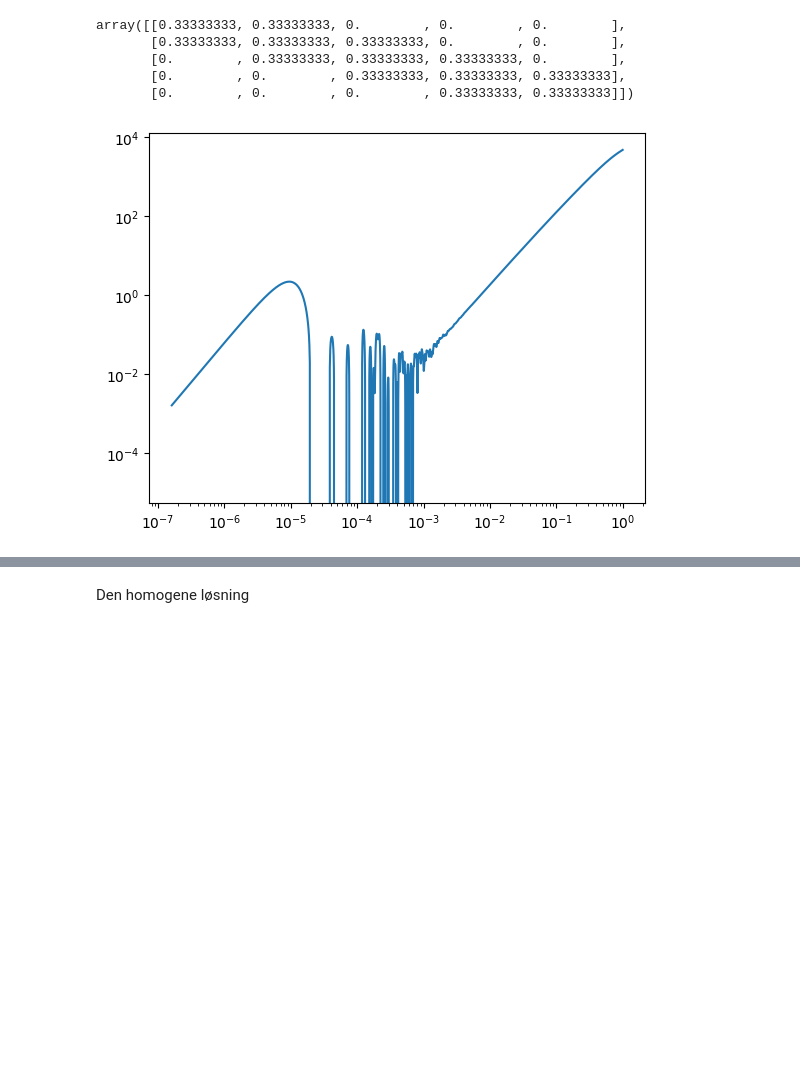
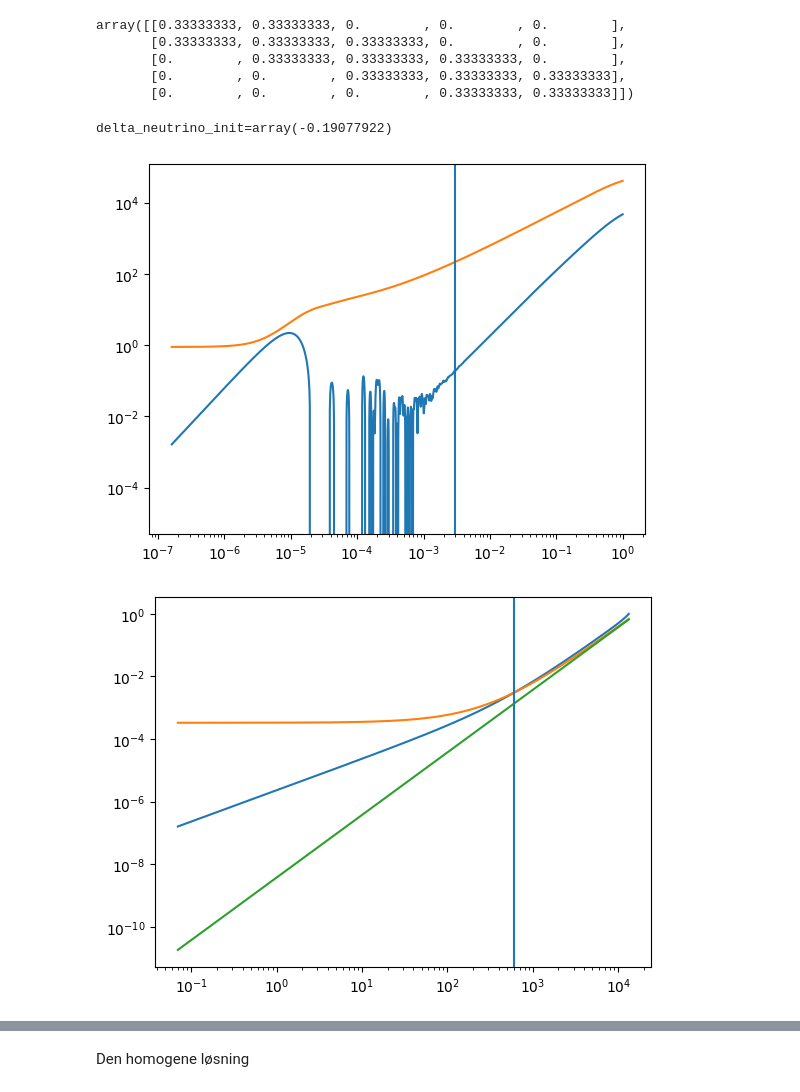
Before and after one commit to eriksteenberg/Power-spectrum-Test, a Jupyter notebook: Samlet vs. seperate diff. eq. bonus - Det er her magien sker.ipynb, the cells around one changed output, grey strips where cells are left out. Cells and saved outputs as stored; diff of their text form; code cells hidden in the pictures; blank space fills up the shorter version.

```diff
--- a/Samlet vs. seperate diff. eq. bonus - Det er her magien sker.ipynb
+++ b/Samlet vs. seperate diff. eq. bonus - Det er her magien sker.ipynb
@@ -761,6 +761,7 @@ kb = 8.617e-11 # MeV/K
 T0 = Tv_k * kb
 #
 h = 0.6704
+cs_factor = 2.67
 cosmo_dict ={'H0':H0, 'Omega_cdm':Omega_M, 'k_output_values':str(kvec).strip('[]'), "N_ncdm":1,
              "m_ncdm":mv_test # massen er givet i eV s' jeg min egen test m_v skal være en faktor  1e-6 mindre
            ,'output':'tCl, lCl, dTk, vTk, pCl', 'lensing':'yes',
@@ -822,6 +823,7 @@ interp_tau_from_a = scipy.interpolate.interp1d(a_class,tau_class)
 
 z = 3600
 z = 800
+z = 332
 #z = 3000
 a0 = 1/(1+z)
 T_ini = interp_tau_from_a(a0)
@@ -831,35 +833,47 @@ delta_init = scipy.interpolate.interp1d(tau_class,delta_class)(T_ini)
 theta_init = scipy.interpolate.interp1d(tau_class,theta_class)(T_ini)
 delta_neutrino_init = scipy.interpolate.interp1d(tau_class,delta_neutrino_class)(T_ini)
 theta_neutrino_init = scipy.interpolate.interp1d(tau_class,theta_neutrino_class)(T_ini)
-
+print(f"{delta_neutrino_init=}")
 #y0 = [delta_init,theta_init,delta_neutrino_init,theta_neutrino_init]
 y0 = [delta_init,-theta_init]
 k=1
 def func1(a,y,mv,cs_factor,k):
     delta = y[0]
     theta = y[1]
     delta_cdm = y[2]
 
     theta_cdm = y[3]
 
     d_delta_cdm = 1/(a**2 * H(a)) * (-theta_cdm)
     d_theta_cdm = 1/(a**2 * H(a))*(-a*H(a)*theta_cdm - 3/2 * H0**2 * Omega_M/a * delta_cdm)
     d_delta = -theta/(a**2 * H(a))
-    d_theta = 1/(a**2 * H(a)) * (-a*H(a)*theta-3/2 *H0**2* Omega_M /a * delta_cdm + k**2 * cs(a,mv,cs_factor)**2 * delta)
+    d_theta = 1/(a**2 * H(a)) * (-a*H(a)*theta + k**2 * cs(a,mv,cs_factor)**2 * delta)#-3/2 *H0**2* Omega_M /a * delta_cdm
     return [d_delta,d_theta,d_delta_cdm,d_theta_cdm]
 
 
 y0 =[delta_neutrino_init,theta_neutrino_init,delta_init,theta_init]
 #print(a_span)
 sol = scipy.integrate.solve_ivp(func1,a_span,y0,args=(mv,cs_factor,k))
 plt.figure(333333)
 
 def paste():
     plt.loglog(sol.t,-sol.y[0])
     plt.loglog(sol.t,-sol.y[2])
     return None
 plt.loglog(a_class,-delta_neutrino_class)
+
+plt.loglog(a_class,-delta_class)
+plt.axvline(a0)
 a = sol.t
 #print(delta_cdm1)
+plt.figure(8888)
+plt.loglog(tau_class,a_class)
+plt.loglog(tau_class,(1/2 * H0 * np.sqrt(Omega_M) * (tau_class-T_ini)+np.sqrt(a0))**2)
+plt.loglog(tau_class,1/4 * H0**2 * Omega_M * tau_class**2)
+plt.axvline(T_ini)
+plt.figure(213)
+paste()
 # %% [output]
+delta_neutrino_init=array(-0.19077922)
-[figure, old version]
+[figure, new version]
+[figure, added]
```
Also changed, not shown: parts of 2 cells of this notebook, 2 other files.
